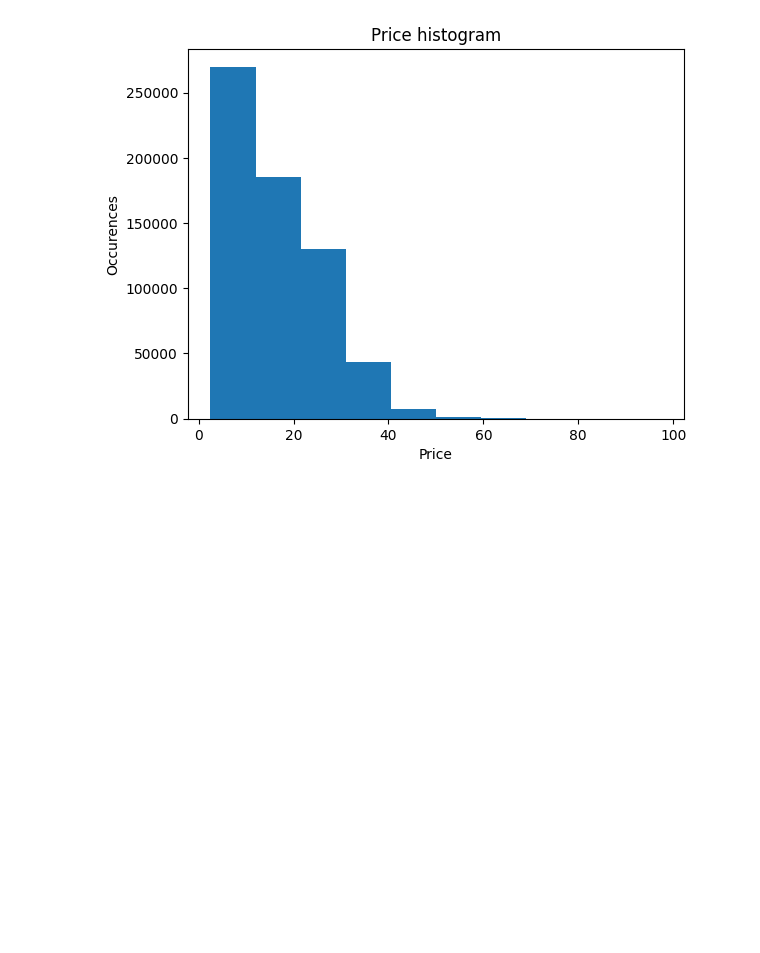
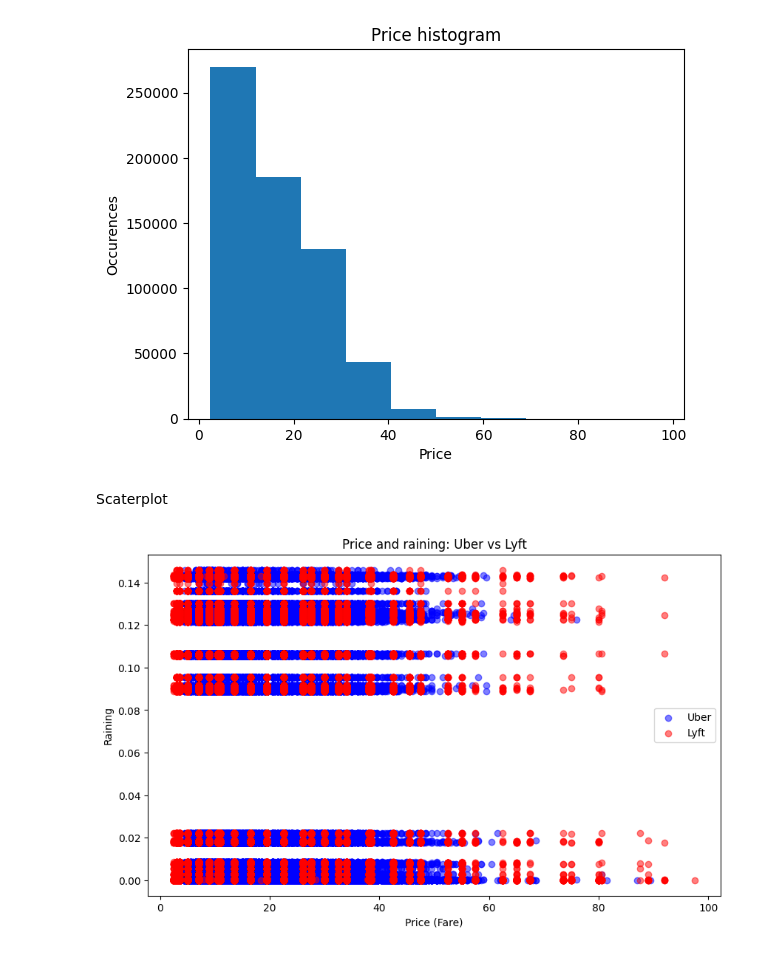
Before and after one commit to Ligia-pdf/Transporationprice, a Jupyter notebook: data.ipynb, the cells around one changed output. Cells and saved outputs as stored; diff of their text form; code cells hidden in the pictures; blank space fills up the shorter version.

```diff
--- a/data.ipynb
+++ b/data.ipynb
@@ -67,3 +61,21 @@ plotcake.ylabel('Occurences')
 # %% [output]
 Text(0, 0.5, 'Occurences')
 [figure]
+# %% [markdown]
+Scaterplot
+# %%
+uber_data = data[data['cab_type'] == 'Uber']
+lyft_data = data[data['cab_type'] == 'Lyft']
+
+# Compare price and precipIntensityMax
+plt.figure(figsize=(10, 6))
+plt.scatter(uber_data['price'], uber_data['precipIntensityMax'], color='blue', alpha=0.5, label='Uber')
+plt.scatter(lyft_data['price'], lyft_data['precipIntensityMax'], color='red', alpha=0.5, label='Lyft')
+
+plt.xlabel('Price (Fare)')
+plt.ylabel('Raining')
+plt.title('Price and raining: Uber vs Lyft')
+plt.legend()
+plt.show()
+# %% [output]
+[figure, added]
```
Also changed, not shown: parts of 5 cells of this notebook.
